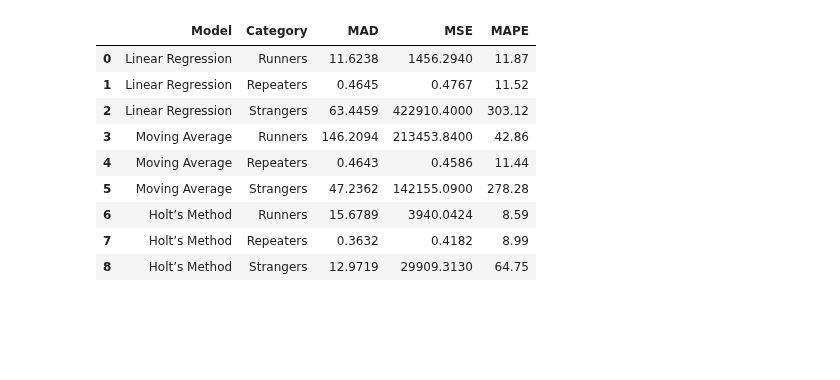
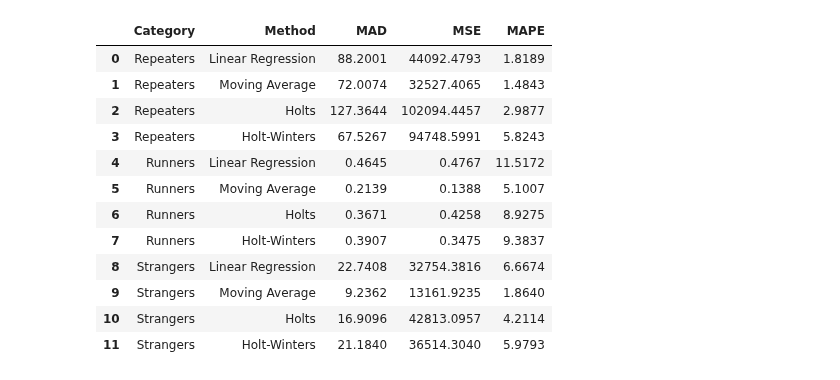
Before and after one commit to achchala/inventory-forecasting, a Jupyter notebook: demand_forecasting.ipynb, the cells around one changed output. Drawn from its saved outputs; the diff is of its cells as text; code cells hidden in the pictures; blank space fills up the shorter version.

```diff
--- a/demand_forecasting.ipynb
+++ b/demand_forecasting.ipynb
@@ -2,32 +2,31 @@
 import pandas as pd
 import matplotlib.pyplot as plt
 import seaborn as sns
-# %%
-# Define the data
-data = {
-    'Model': [
-        'Linear Regression', 'Linear Regression', 'Linear Regression',
-        'Moving Average', 'Moving Average', 'Moving Average',
-        'Holt’s Method', 'Holt’s Method', 'Holt’s Method'
-    ],
-    'Category': ['Runners', 'Repeaters', 'Strangers'] * 3,
-    'MAD': [11.6238, 0.4645, 63.4459, 146.2094, 0.4643, 47.2362, 15.6789, 0.3632, 12.9719],
-    'MSE': [1456.294, 0.4767, 422910.40, 213453.84, 0.4586, 142155.09, 3940.0424, 0.4182, 29909.313],
-    'MAPE': [11.87, 11.52, 303.12, 42.86, 11.44, 278.28, 8.59, 8.99, 64.75]
-}
-
-# Create a DataFrame
-df = pd.DataFrame(data)
-df
-# %% [output]
-|  | Model | Category | MAD | MSE | MAPE |
-| 0 | Linear Regression | Runners | 11.6238 | 1456.2940 | 11.87 |
-| 1 | Linear Regression | Repeaters | 0.4645 | 0.4767 | 11.52 |
-| 2 | Linear Regression | Strangers | 63.4459 | 422910.4000 | 303.12 |
-| 3 | Moving Average | Runners | 146.2094 | 213453.8400 | 42.86 |
-| 4 | Moving Average | Repeaters | 0.4643 | 0.4586 | 11.44 |
-| 5 | Moving Average | Strangers | 47.2362 | 142155.0900 | 278.28 |
-| 6 | Holt’s Method | Runners | 15.6789 | 3940.0424 | 8.59 |
-| 7 | Holt’s Method | Repeaters | 0.3632 | 0.4182 | 8.99 |
-| 8 | Holt’s Method | Strangers | 12.9719 | 29909.3130 | 64.75 |
+# %%
+# Define the data
+data = {
+    'Category': ['Repeaters'] * 4 + ['Runners'] * 4 + ['Strangers'] * 4,
+    'Method': ['Linear Regression', 'Moving Average', 'Holts', 'Holt-Winters'] * 3,
+    'MAD': [88.2001,72.0074,127.3644,67.5267,0.4645,0.2139,0.3671,0.3907,22.7408,9.2362,16.9096,21.1840],
+    'MSE': [44092.4793,32527.4065,102094.4457,94748.5991,0.4767,0.1388,0.4258,0.3475,32754.3816,13161.9235,42813.0957,36514.3040],
+    'MAPE': [1.8189,1.4843,2.9877,5.8243,11.5172,5.1007,8.9275,9.3837,6.6674,1.8640,4.2114,5.9793]
+}
+
+# Create a DataFrame
+df = pd.DataFrame(data)
+df
+# %% [output]
+|  | Category | Method | MAD | MSE | MAPE |
+| 0 | Repeaters | Linear Regression | 88.2001 | 44092.4793 | 1.8189 |
+| 1 | Repeaters | Moving Average | 72.0074 | 32527.4065 | 1.4843 |
+| 2 | Repeaters | Holts | 127.3644 | 102094.4457 | 2.9877 |
+| 3 | Repeaters | Holt-Winters | 67.5267 | 94748.5991 | 5.8243 |
+| 4 | Runners | Linear Regression | 0.4645 | 0.4767 | 11.5172 |
+| 5 | Runners | Moving Average | 0.2139 | 0.1388 | 5.1007 |
+| 6 | Runners | Holts | 0.3671 | 0.4258 | 8.9275 |
+| 7 | Runners | Holt-Winters | 0.3907 | 0.3475 | 9.3837 |
+| 8 | Strangers | Linear Regression | 22.7408 | 32754.3816 | 6.6674 |
+| 9 | Strangers | Moving Average | 9.2362 | 13161.9235 | 1.8640 |
+| 10 | Strangers | Holts | 16.9096 | 42813.0957 | 4.2114 |
+| 11 | Strangers | Holt-Winters | 21.1840 | 36514.3040 | 5.9793 |
 # %%
```
Also changed, not shown: parts of 1 cell of this notebook, 2 other files.
